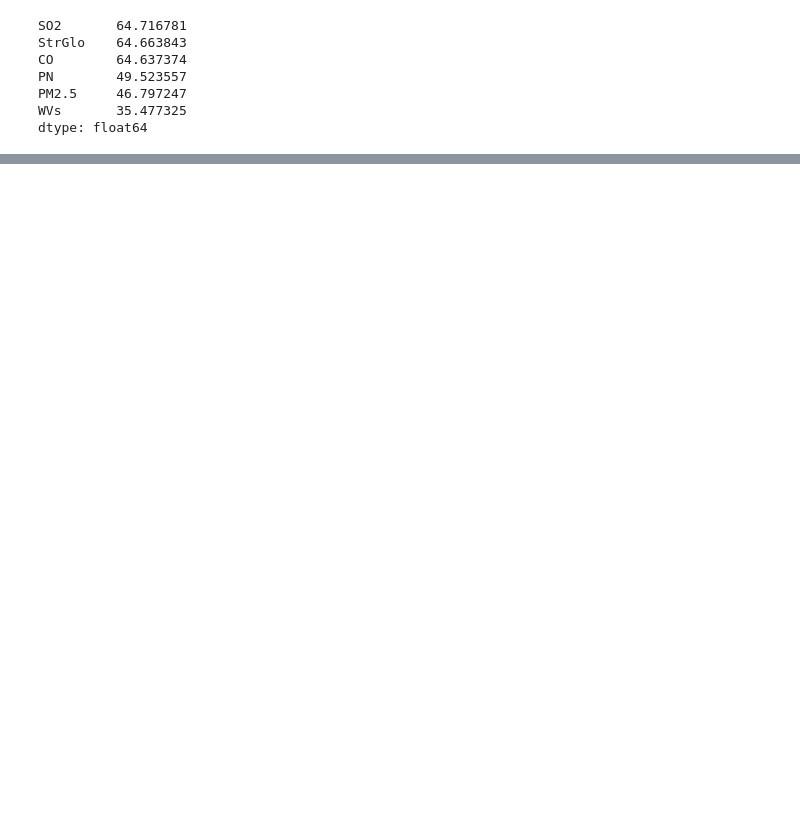
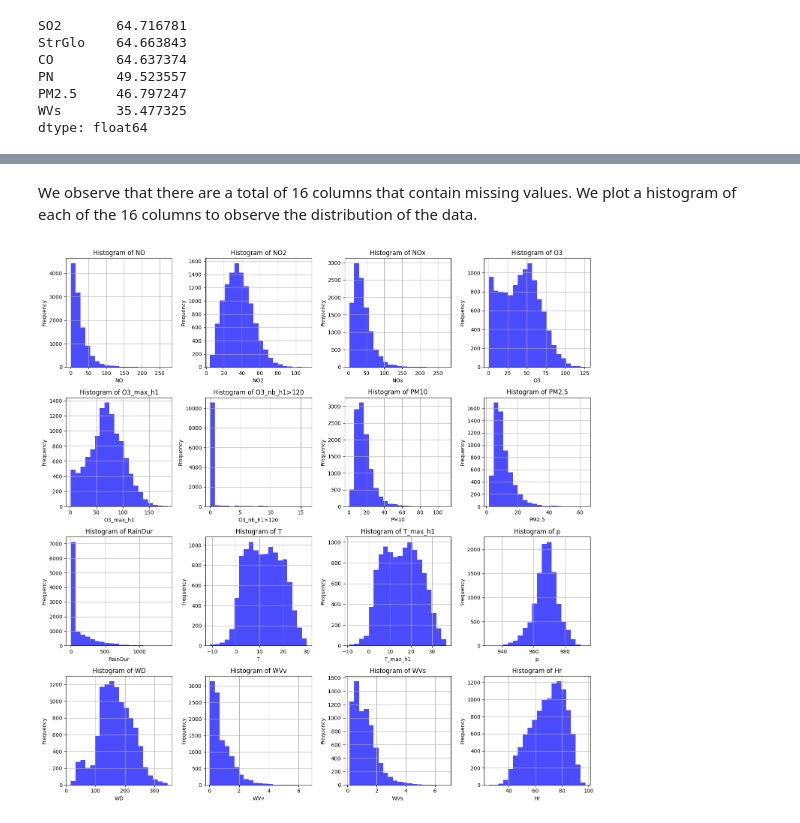
Before and after one commit to ninocaduff/DSF-Project, a Jupyter notebook: jupyter/missingvalues.ipynb, the cells around one changed output, grey strips where cells are left out. Saved outputs shown, nothing was run; the diff lists cells and outputs as text; code cells hidden in the pictures; blank space fills up the shorter version.

Commit message:
added missing value documentation

```diff
--- a/jupyter/missingvalues.ipynb
+++ b/jupyter/missingvalues.ipynb
@@ -1,7 +1,9 @@
 # %%
 import pandas as pd
 # %%
-df = pd.read_csv('/Users/fredericksafian/VSCODE/finaldata/merged_with_dummies.csv')
+df = pd.read_csv("https://raw.githubusercontent.com/ninocaduff/Data-Science-Fundamentals-Project/main/data/merged_with_dummies.csv")
+
+# df = pd.read_csv('/Users/fredericksafian/VSCODE/finaldata/merged_with_dummies.csv')
 # %%
 # Checking for missing values in the target variable 'NO2_tomorrow'
 
@@ -32,0 +68,33 @@ df = df.drop(columns=columns_to_drop)
+# %% [markdown]
+We observe that there are a total of 16 columns that contain missing values.
+We plot a histogram of each of the 16 columns to observe the distribution of the data.
+# %%
+import matplotlib.pyplot as plt
+
+# Columns with missing values
+columns_with_missing_values = [
+    "NO", "NO2", "NOx", "O3", "O3_max_h1", "O3_nb_h1>120", "PM10", "PM2.5",
+    "RainDur", "T", "T_max_h1", "p", "WD", "WVv", "WVs", "Hr"
+]
+
+# Create a 4x4 subplot grid
+fig, axes = plt.subplots(4, 4, figsize=(15, 15))
+
+# Flatten the axes array for easier indexing
+axes = axes.flatten()
+
+# Plot histograms for columns with missing values
+for i, column_name in enumerate(columns_with_missing_values):
+    axes[i].hist(df[column_name].dropna(), bins=20, color='blue', alpha=0.7)
+    axes[i].set_title(f'Histogram of {column_name}')
+    axes[i].set_xlabel(column_name)
+    axes[i].set_ylabel('Frequency')
+    axes[i].grid(True)
+
+# Adjust layout for better spacing
+plt.tight_layout()
+
+# Show the plot
+plt.show()
+# %% [output]
+[figure, added]
```
Also changed, not shown: parts of 5 cells of this notebook.
